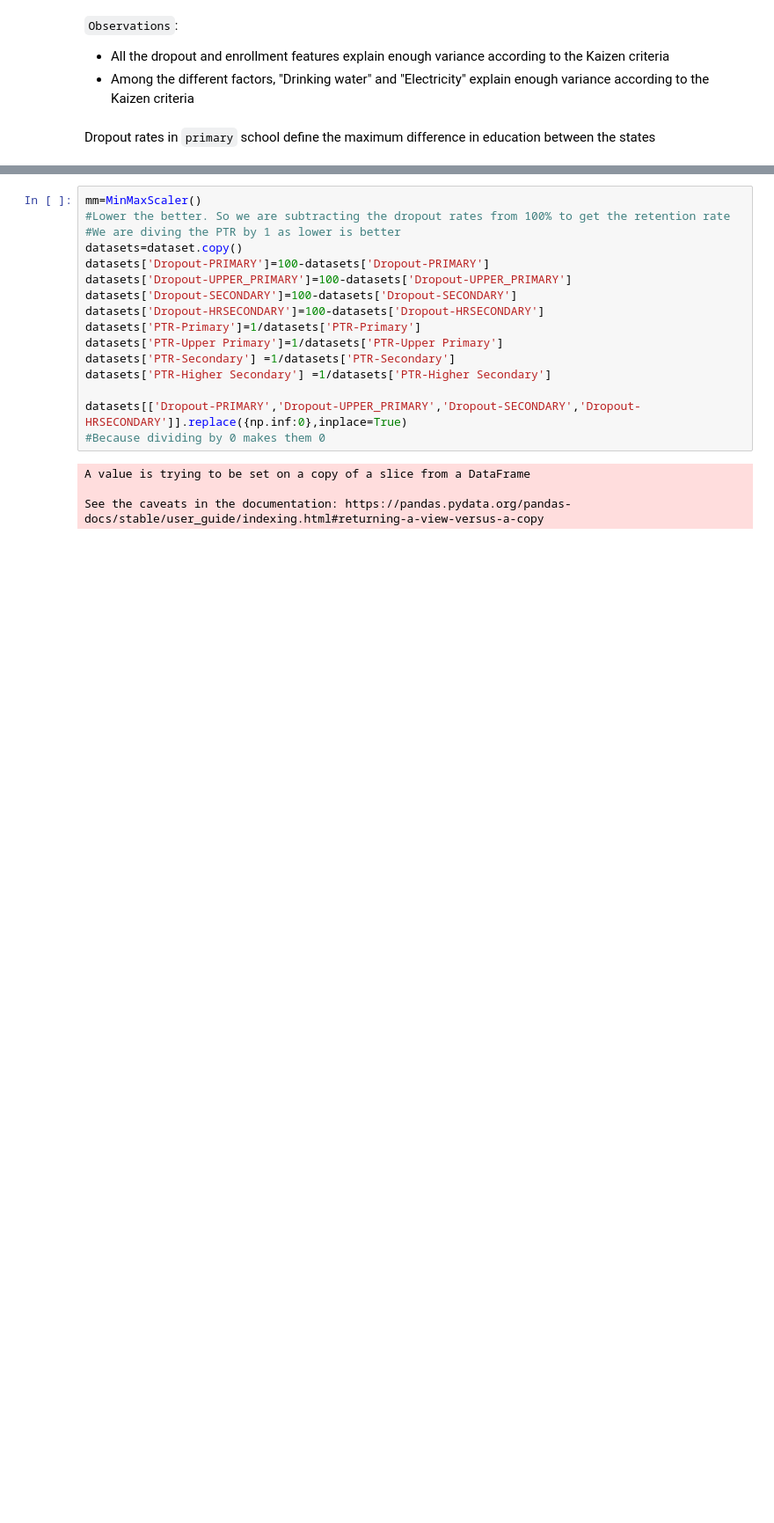
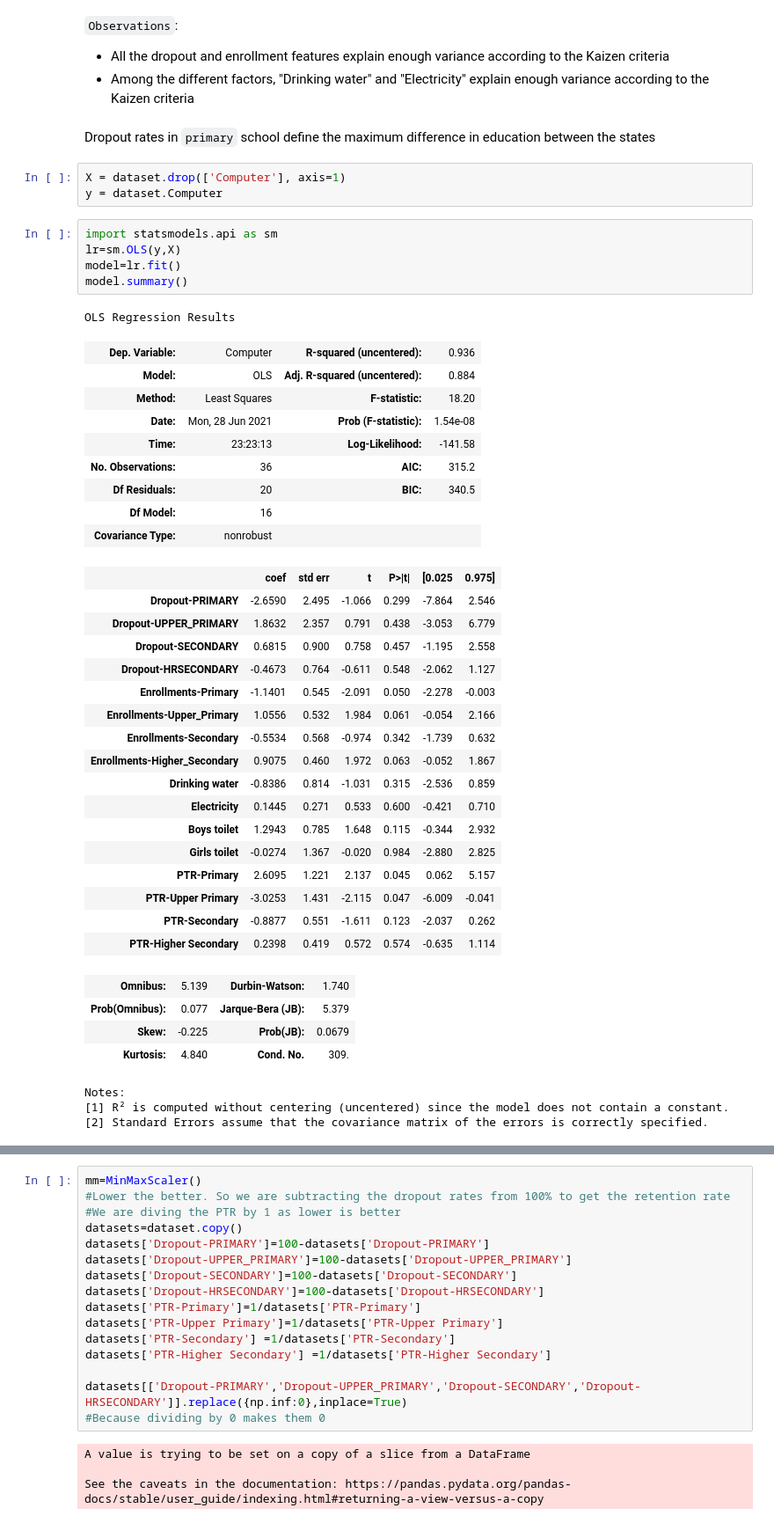
Before and after one commit to coderkol95/Education, a Jupyter notebook: src/notebook.ipynb, the cells around one changed output, grey strips where cells are left out. Shown at 88% size. Saved outputs shown, nothing was run; the diff lists cells and outputs as text; blank space fills up the shorter version.

```diff
--- a/src/notebook.ipynb
+++ b/src/notebook.ipynb
@@ -543,3 +552,46 @@ pd.concat([var_exp,pd.DataFrame(exp_var,index=var_exp.index, columns=['Cumulativ
 * Among the different factors, "Drinking water" and "Electricity" explain enough variance according to the Kaizen criteria
 # %% [markdown]
 Dropout rates in `primary` school define the maximum difference in education between the states
+# %%
+X = dataset.drop(['Computer'], axis=1)
+y = dataset.Computer
+# %%
+import statsmodels.api as sm
+lr=sm.OLS(y,X)
+model=lr.fit()
+model.summary()
+# %% [output]
+OLS Regression Results
+| Dep. Variable: | Computer | R-squared (uncentered): | 0.936 |
+| Model: | OLS | Adj. R-squared (uncentered): | 0.884 |
+| Method: | Least Squares | F-statistic: | 18.20 |
+| Date: | Mon, 28 Jun 2021 | Prob (F-statistic): | 1.54e-08 |
+| Time: | 23:23:13 | Log-Likelihood: | -141.58 |
+| No. Observations: | 36 | AIC: | 315.2 |
+| Df Residuals: | 20 | BIC: | 340.5 |
+| Df Model: | 16 |  |  |
+| Covariance Type: | nonrobust |  |  |
+|  | coef | std err | t | P>|t| | [0.025 | 0.975] |
+| Dropout-PRIMARY | -2.6590 | 2.495 | -1.066 | 0.299 | -7.864 | 2.546 |
+| Dropout-UPPER_PRIMARY | 1.8632 | 2.357 | 0.791 | 0.438 | -3.053 | 6.779 |
+| Dropout-SECONDARY | 0.6815 | 0.900 | 0.758 | 0.457 | -1.195 | 2.558 |
+| Dropout-HRSECONDARY | -0.4673 | 0.764 | -0.611 | 0.548 | -2.062 | 1.127 |
+| Enrollments-Primary | -1.1401 | 0.545 | -2.091 | 0.050 | -2.278 | -0.003 |
+| Enrollments-Upper_Primary | 1.0556 | 0.532 | 1.984 | 0.061 | -0.054 | 2.166 |
+| Enrollments-Secondary | -0.5534 | 0.568 | -0.974 | 0.342 | -1.739 | 0.632 |
+| Enrollments-Higher_Secondary | 0.9075 | 0.460 | 1.972 | 0.063 | -0.052 | 1.867 |
+| Drinking water | -0.8386 | 0.814 | -1.031 | 0.315 | -2.536 | 0.859 |
+| Electricity | 0.1445 | 0.271 | 0.533 | 0.600 | -0.421 | 0.710 |
+| Boys toilet | 1.2943 | 0.785 | 1.648 | 0.115 | -0.344 | 2.932 |
+| Girls toilet | -0.0274 | 1.367 | -0.020 | 0.984 | -2.880 | 2.825 |
+| PTR-Primary | 2.6095 | 1.221 | 2.137 | 0.045 | 0.062 | 5.157 |
+| PTR-Upper Primary | -3.0253 | 1.431 | -2.115 | 0.047 | -6.009 | -0.041 |
+| PTR-Secondary | -0.8877 | 0.551 | -1.611 | 0.123 | -2.037 | 0.262 |
+| PTR-Higher Secondary | 0.2398 | 0.419 | 0.572 | 0.574 | -0.635 | 1.114 |
+| Omnibus: | 5.139 | Durbin-Watson: | 1.740 |
+| Prob(Omnibus): | 0.077 | Jarque-Bera (JB): | 5.379 |
+| Skew: | -0.225 | Prob(JB): | 0.0679 |
+| Kurtosis: | 4.840 | Cond. No. | 309. |
+Notes:
+[1] R² is computed without centering (uncentered) since the model does not contain a constant.
+[2] Standard Errors assume that the covariance matrix of the errors is correctly specified.
```
Also changed, not shown: parts of 14 cells of this notebook, 16 other files.
